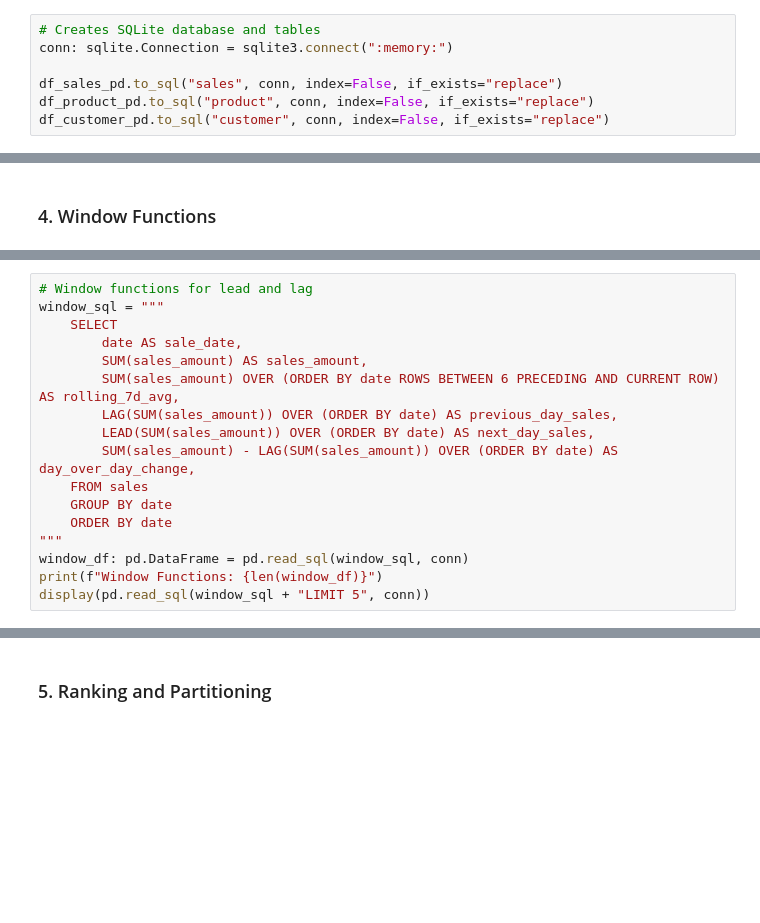
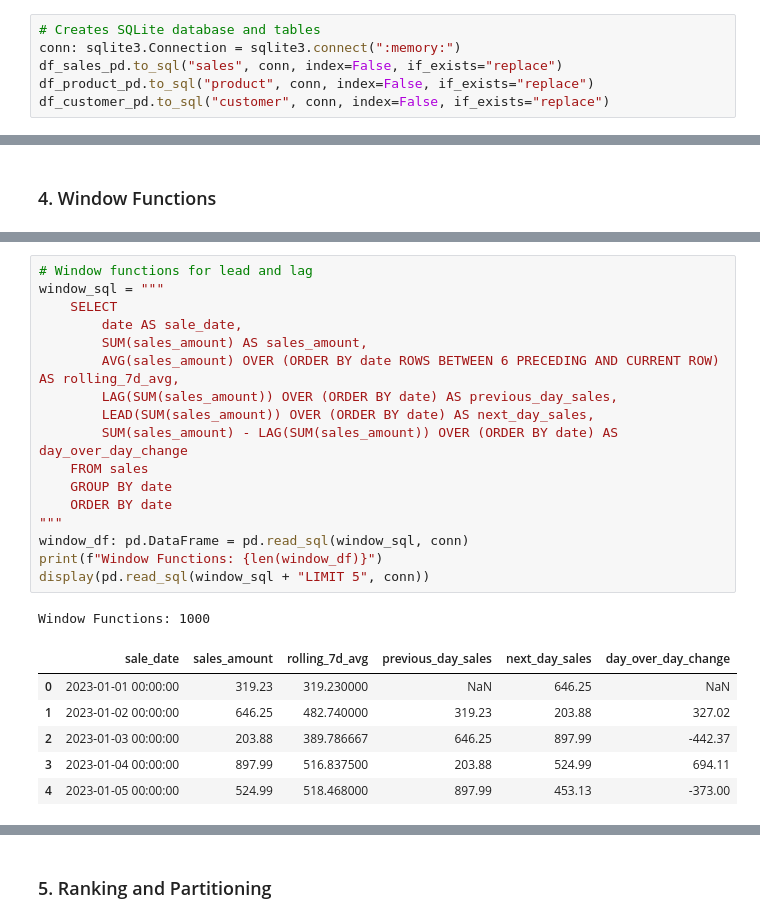
Before and after one commit to chrimaho/querying-data, a Jupyter notebook: src/querying_data/notebooks/querying.ipynb, the cells around one changed output, grey strips where cells are left out. Drawn from its saved outputs; the diff is of its cells as text; blank space fills up the shorter version.

```diff
--- a/src/querying_data/notebooks/querying.ipynb
+++ b/src/querying_data/notebooks/querying.ipynb
@@ -320,8 +465,7 @@ display(top_products.head(10))
 ### Create
 # %%
 # Creates SQLite database and tables
-conn: sqlite.Connection = sqlite3.connect(":memory:")
-
+conn: sqlite3.Connection = sqlite3.connect(":memory:")
 df_sales_pd.to_sql("sales", conn, index=False, if_exists="replace")
 df_product_pd.to_sql("product", conn, index=False, if_exists="replace")
 df_customer_pd.to_sql("customer", conn, index=False, if_exists="replace")
@@ -464,19 +705,27 @@ daily_sales: pd.DataFrame = pd.read_sql(daily_sales_sql + "LIMIT 5", conn)
 # %%
 # Window functions for lead and lag
 window_sql = """
     SELECT
         date AS sale_date,
         SUM(sales_amount) AS sales_amount,
-        SUM(sales_amount) OVER (ORDER BY date ROWS BETWEEN 6 PRECEDING AND CURRENT ROW) AS rolling_7d_avg,
+        AVG(sales_amount) OVER (ORDER BY date ROWS BETWEEN 6 PRECEDING AND CURRENT ROW) AS rolling_7d_avg,
         LAG(SUM(sales_amount)) OVER (ORDER BY date) AS previous_day_sales,
         LEAD(SUM(sales_amount)) OVER (ORDER BY date) AS next_day_sales,
-        SUM(sales_amount) - LAG(SUM(sales_amount)) OVER (ORDER BY date) AS day_over_day_change,
+        SUM(sales_amount) - LAG(SUM(sales_amount)) OVER (ORDER BY date) AS day_over_day_change
     FROM sales
     GROUP BY date
     ORDER BY date
 """
 window_df: pd.DataFrame = pd.read_sql(window_sql, conn)
 print(f"Window Functions: {len(window_df)}")
 display(pd.read_sql(window_sql + "LIMIT 5", conn))
+# %% [output]
+Window Functions: 1000
+|  | sale_date | sales_amount | rolling_7d_avg | previous_day_sales | next_day_sales | day_over_day_change |
+| 0 | 2023-01-01 00:00:00 | 319.23 | 319.230000 | NaN | 646.25 | NaN |
+| 1 | 2023-01-02 00:00:00 | 646.25 | 482.740000 | 319.23 | 203.88 | 327.02 |
+| 2 | 2023-01-03 00:00:00 | 203.88 | 389.786667 | 646.25 | 897.99 | -442.37 |
+| 3 | 2023-01-04 00:00:00 | 897.99 | 516.837500 | 203.88 | 524.99 | 694.11 |
+| 4 | 2023-01-05 00:00:00 | 524.99 | 518.468000 | 897.99 | 453.13 | -373.00 |
 # %%
 # Plot time series with rolling average
```
Also changed, not shown: parts of 36 cells of this notebook, 1 other file.
